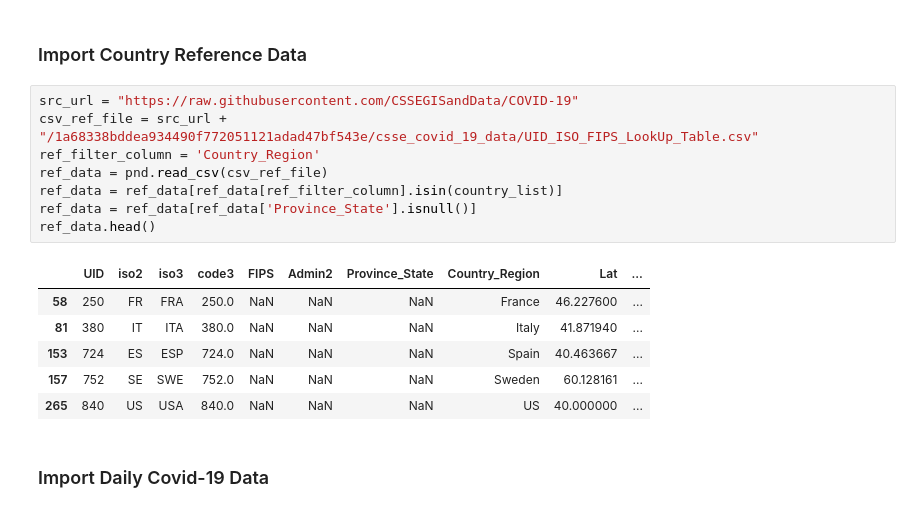
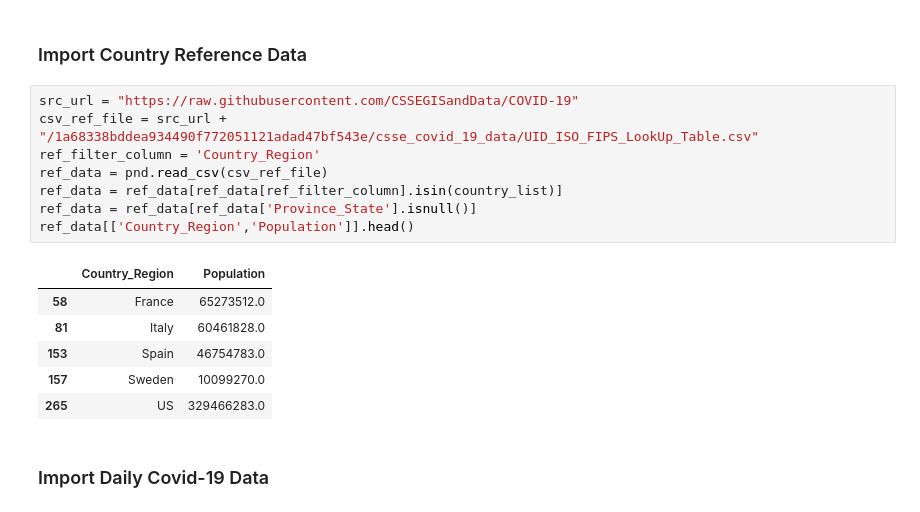
Before and after one commit to JeanRosselVallee/jupyter, a Jupyter notebook: COVID-CompareDeathsByPercentage.ipynb, the cells around one changed output. Saved outputs shown, nothing was run; the diff lists cells and outputs as text.

```diff
--- a/COVID-CompareDeathsByPercentage.ipynb
+++ b/COVID-CompareDeathsByPercentage.ipynb
@@ -21,18 +21,18 @@ import pandas as pnd
 # %%
 src_url = "https://raw.githubusercontent.com/CSSEGISandData/COVID-19"
 csv_ref_file = src_url + "/1a68338bddea934490f772051121adad47bf543e/csse_covid_19_data/UID_ISO_FIPS_LookUp_Table.csv"
 ref_filter_column = 'Country_Region'
 ref_data = pnd.read_csv(csv_ref_file)
 ref_data = ref_data[ref_data[ref_filter_column].isin(country_list)]
 ref_data = ref_data[ref_data['Province_State'].isnull()]
-ref_data.head()
+ref_data[['Country_Region','Population']].head()
 # %% [output]
-|  | UID | iso2 | iso3 | code3 | FIPS | Admin2 | Province_State | Country_Region | Lat | ... |
-| 58 | 250 | FR | FRA | 250.0 | NaN | NaN | NaN | France | 46.227600 | ... |
-| 81 | 380 | IT | ITA | 380.0 | NaN | NaN | NaN | Italy | 41.871940 | ... |
-| 153 | 724 | ES | ESP | 724.0 | NaN | NaN | NaN | Spain | 40.463667 | ... |
-| 157 | 752 | SE | SWE | 752.0 | NaN | NaN | NaN | Sweden | 60.128161 | ... |
-| 265 | 840 | US | USA | 840.0 | NaN | NaN | NaN | US | 40.000000 | ... |
+|  | Country_Region | Population |
+| 58 | France | 65273512.0 |
+| 81 | Italy | 60461828.0 |
+| 153 | Spain | 46754783.0 |
+| 157 | Sweden | 10099270.0 |
+| 265 | US | 329466283.0 |
 # %% [markdown]
 ### Import Daily Covid-19 Data
 # %%
```
Also changed, not shown: parts of 8 cells of this notebook.
